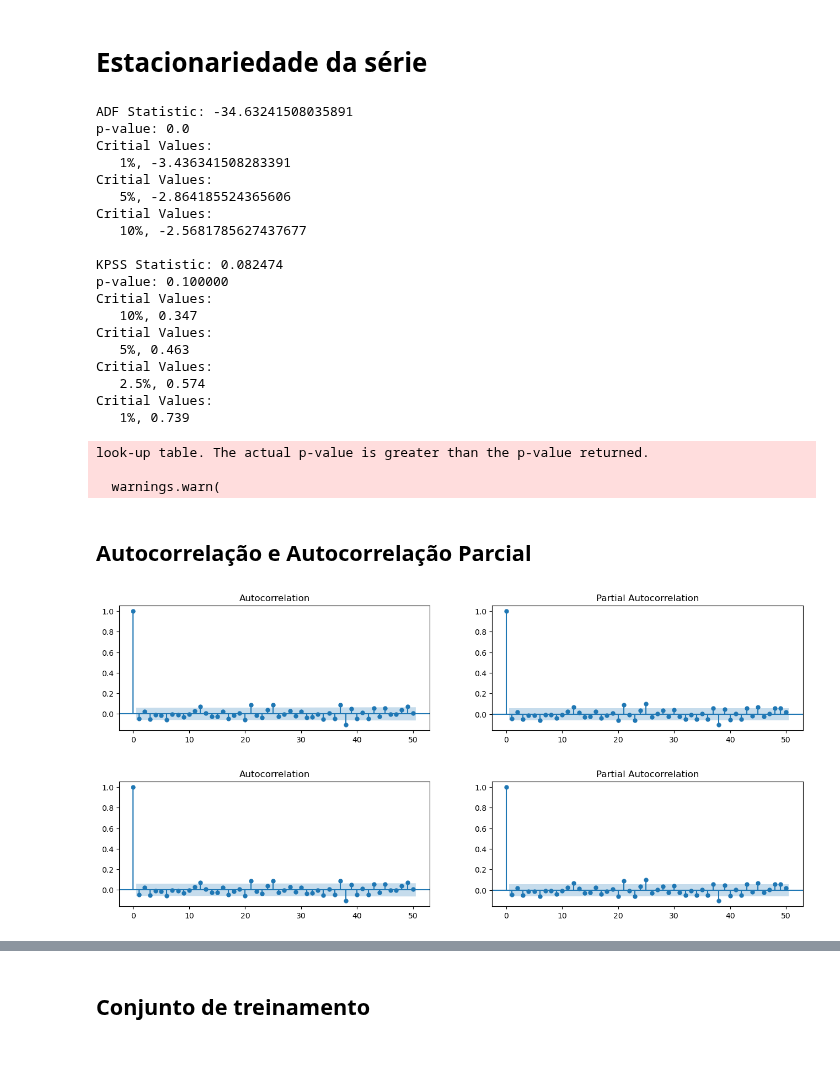
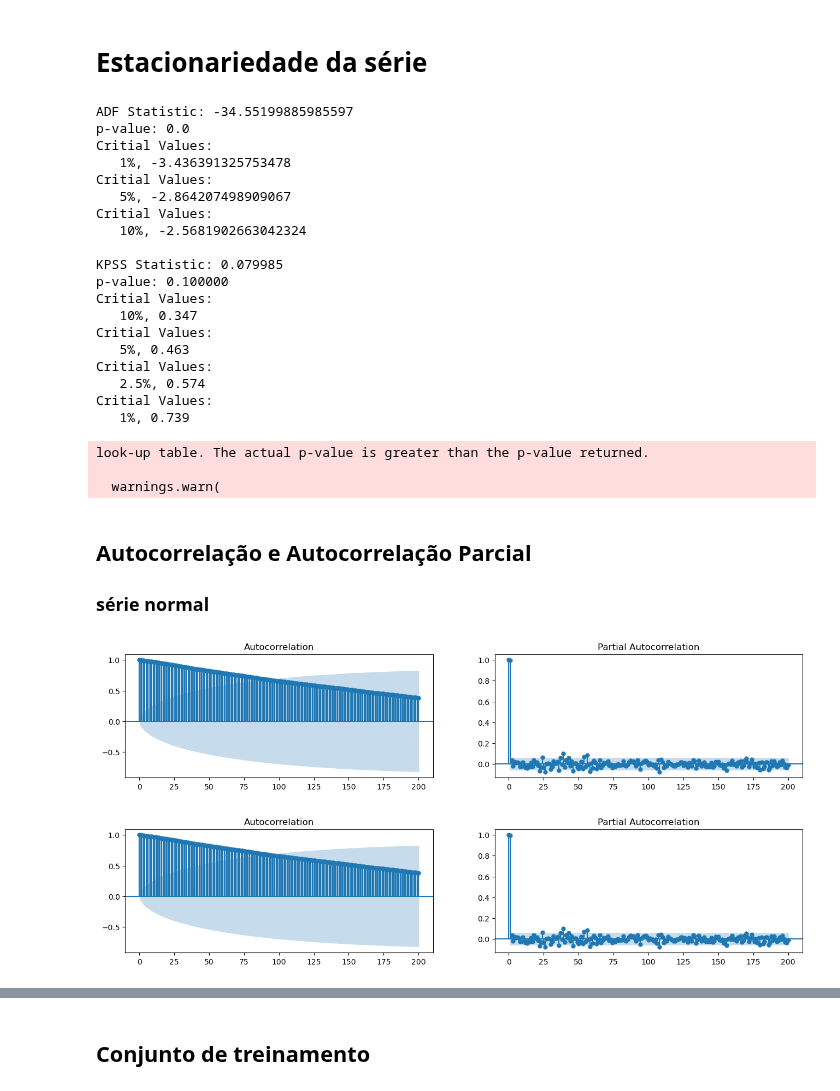
Before and after one commit to andisantos/MO431-432, a Jupyter notebook: MO432/T3/yan_note.ipynb, the cells around one changed output, grey strips where cells are left out. Drawn from its saved outputs; the diff is of its cells as text; code cells hidden in the pictures; blank space fills up the shorter version.

```diff
--- a/MO432/T3/yan_note.ipynb
+++ b/MO432/T3/yan_note.ipynb
@@ -9,5 +10,10 @@ from statsmodels.graphics.tsaplots import plot_acf, plot_pacf
 # %%
 gold = pd.read_csv('ouro2.csv')
-gold['Data']= pd.to_datetime(gold['Data']) #transform data into datetime
+gold.columns = ['data', 'today_price']
+gold['data']= pd.to_datetime(gold.data) #transform data into datetime
 #Variação do preço do ouro
-gold['Delta_valor'] = gold.Valor - gold.Valor.shift(-1)
+gold['next_week_price'] = gold.today_price.shift(1)
+gold['delta'] = gold.next_week_price - gold.today_price
+gold['s3'] = gold.delta.rolling(window=3).mean()
+gold['s10'] = gold.delta.rolling(window=10).mean()
+gold.dropna(inplace=True)
@@ -21,7 +42,7 @@ sns.lineplot(x=gold.Data,y=gold.Delta_valor)
 # Estacionariedade da série
 # %%
 # ADF Test
-result = adfuller(gold.Delta_valor[:-1], autolag='AIC')
+result = adfuller(gold.delta, autolag='AIC')
 print(f'ADF Statistic: {result[0]}')
 print(f'p-value: {result[1]}')
 for key, value in result[4].items():
@@ -29,23 +50,23 @@ for key, value in result[4].items():
     print(f'   {key}, {value}')
 
 # KPSS Test
-result = kpss(gold.Delta_valor[:-1], regression='c')
+result = kpss(gold.delta, regression='c')
 print('\nKPSS Statistic: %f' % result[0])
 print('p-value: %f' % result[1])
 for key, value in result[3].items():
     print('Critial Values:')
     print(f'   {key}, {value}')
 # %% [output]
-ADF Statistic: -34.63241508035891
+ADF Statistic: -34.55199885985597
 p-value: 0.0
 Critial Values:
-   1%, -3.436341508283391
+   1%, -3.436391325753478
 Critial Values:
-   5%, -2.864185524365606
+   5%, -2.864207498909067
 Critial Values:
-   10%, -2.5681785627437677
+   10%, -2.5681902663042324
 
-KPSS Statistic: 0.082474
+KPSS Statistic: 0.079985
 p-value: 0.100000
 Critial Values:
    10%, 0.347
@@ -60,15 +81,16 @@ look-up table. The actual p-value is greater than the p-value returned.
   warnings.warn(
 # %% [markdown]
 ## Autocorrelação e Autocorrelação Parcial
+### série normal
 # %%
 # Calculate ACF and PACF upto 50 lags
-acf_50 = acf(gold.Delta_valor[:-1], nlags=50)
-pacf_50 = pacf(gold.Delta_valor[:-1], nlags=50)
+acf_50 = acf(gold.today_price, nlags=200)
+pacf_50 = pacf(gold.today_price, nlags=200)
 
 # Draw Plot
 fig, axes = plt.subplots(1,2,figsize=(16,3), dpi= 100)
-plot_acf(gold.Delta_valor[:-1].tolist(), lags=50, ax=axes[0])
-plot_pacf(gold.Delta_valor[:-1].tolist(), lags=50, ax=axes[1])
+plot_acf(gold.today_price, lags=200, ax=axes[0])
+plot_pacf(gold.today_price, lags=200, ax=axes[1])
 # %% [output]
-[figure, old version]
+[figure, new version]
-[figure, old version]
+[figure, new version]
```
Also changed, not shown: parts of 10 cells of this notebook.
